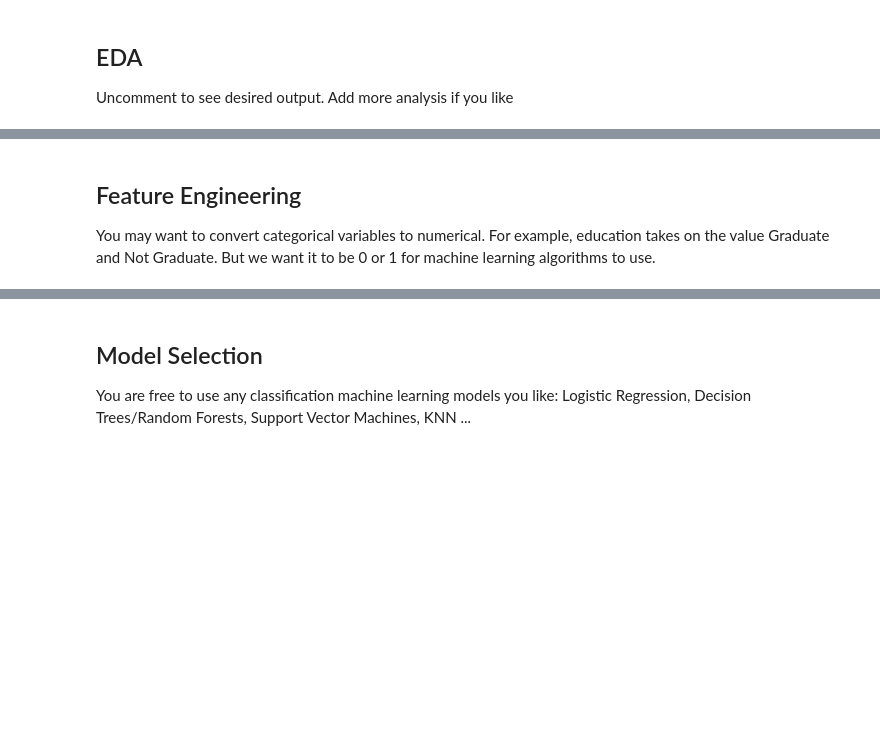
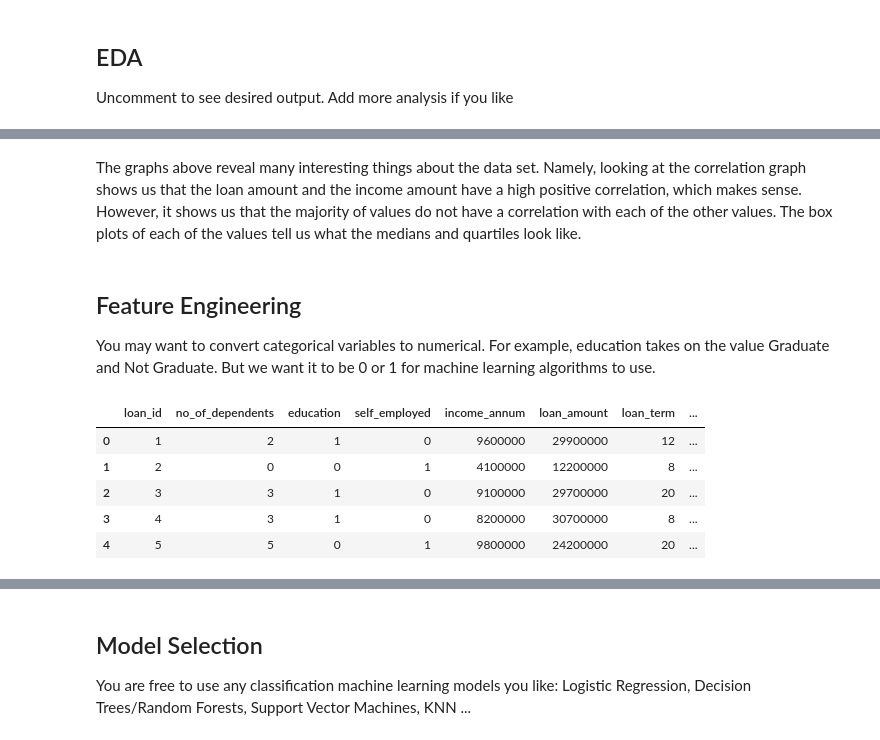
Before and after one commit to Dino-MAJ/MDST_tutorials, a Jupyter notebook: Optional-Challenges/ML/loan_approval.ipynb, the cells around one changed output, grey strips where cells are left out. Drawn from its saved outputs; the diff is of its cells as text; code cells hidden in the pictures; blank space fills up the shorter version.

```diff
--- a/Optional-Challenges/ML/loan_approval.ipynb
+++ b/Optional-Challenges/ML/loan_approval.ipynb
@@ -80,3 +129,5 @@ Index(['loan_id', 'no_of_dependents', 'education', 'self_employed',
+# %% [markdown]
+The graphs above reveal many interesting things about the data set. Namely, looking at the correlation graph shows us that the loan amount and the income amount have a high positive correlation, which makes sense. However, it shows us that the majority of values do not have a correlation with each of the other values. The box plots of each of the values tell us what the medians and quartiles look like.
 # %% [markdown]
 ## Feature Engineering
 
@@ -87,0 +135,17 @@ loan_data['education'] = loan_data['education'].map({'Graduate': 1, 'Not Graduat
+# %%
+#loan_data['education'] = loan_data['education'].map({'Graduate': 1, 'Not Graduate': 0})
+# Hint: Other categorical variables are self_employed and loan_status
+#loan_data['self_employed'] = loan_data['self_employed'].map({'Yes': 1, 'No': 0})
+#loan_data['loan_status'] = loan_data['loan_status'].map({'Approved': 1, 'Rejected': 0})
+
+#Adding additional features that I think would correlate well with loan_status
+loan_data["amt_per_inc"] = loan_data["loan_amount"]/loan_data["income_annum"]
+loan_data["total_assets_per_inc"] = (loan_data["residential_assets_value"]+ loan_data["commercial_assets_value"]+ loan_data["luxury_assets_value"]+ loan_data["bank_asset_value"])/loan_data["income_annum"]
+loan_data.head()
+# %% [output]
+|  | loan_id | no_of_dependents | education | self_employed | income_annum | loan_amount | loan_term | ... |
+| 0 | 1 | 2 | 1 | 0 | 9600000 | 29900000 | 12 | ... |
+| 1 | 2 | 0 | 0 | 1 | 4100000 | 12200000 | 8 | ... |
+| 2 | 3 | 3 | 1 | 0 | 9100000 | 29700000 | 20 | ... |
+| 3 | 4 | 3 | 1 | 0 | 8200000 | 30700000 | 8 | ... |
+| 4 | 5 | 5 | 0 | 1 | 9800000 | 24200000 | 20 | ... |
```
Also changed, not shown: parts of 20 cells of this notebook.
